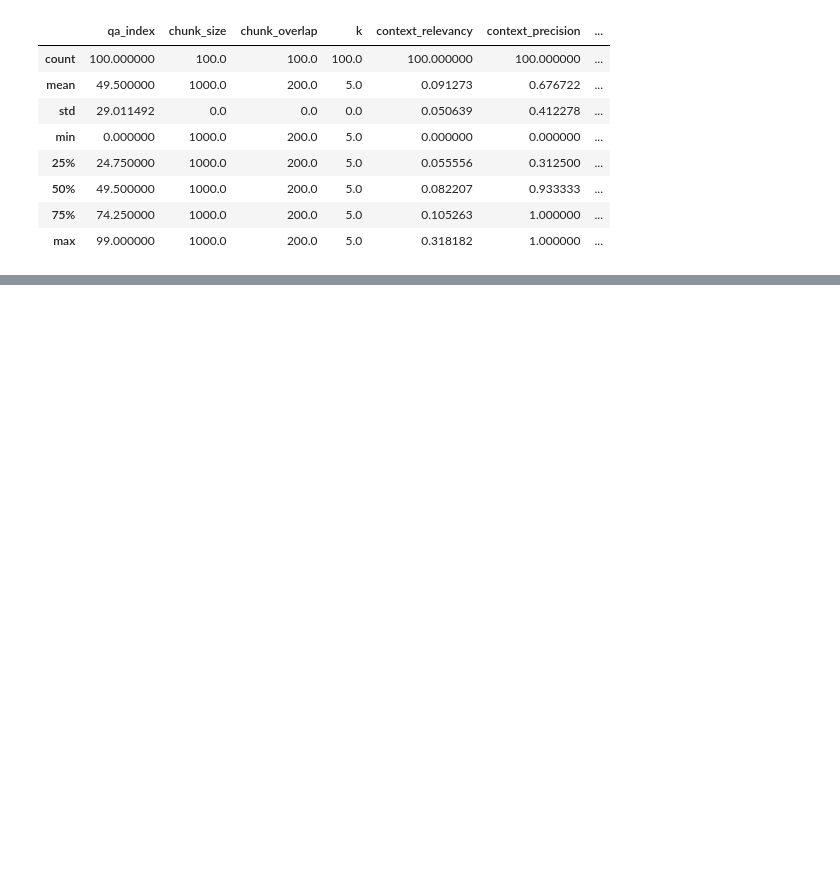
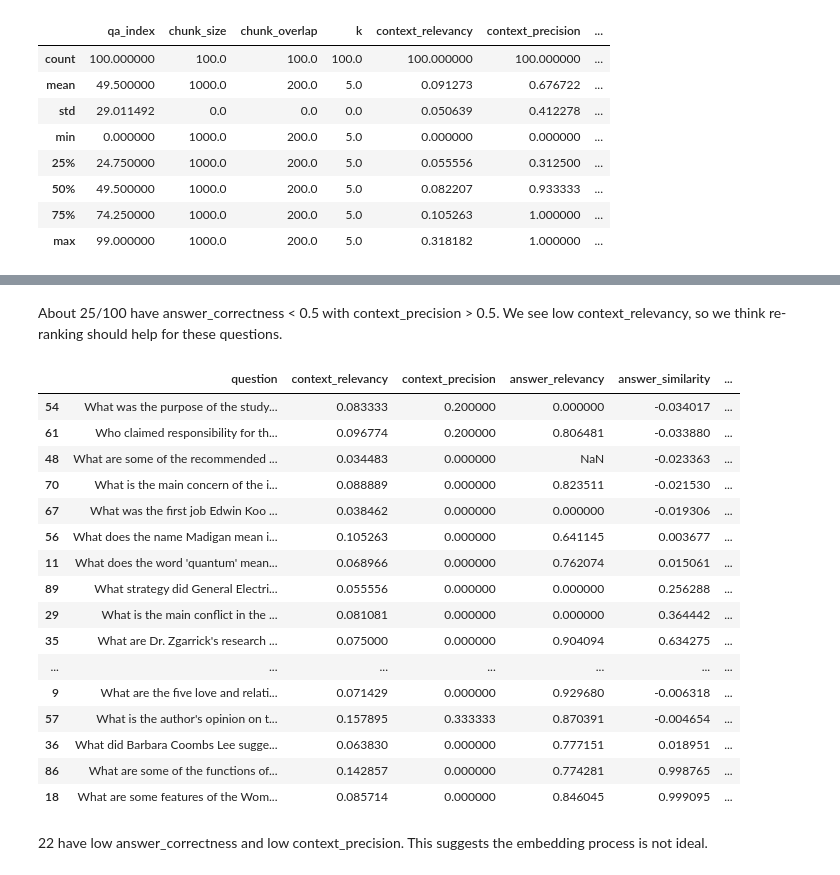
Before and after one commit to NU-MSAI-Practicum/advanced_rag_team_twain, a Jupyter notebook: eval_analysis.ipynb, the cells around one changed output, grey strips where cells are left out. Saved outputs shown, nothing was run; the diff lists cells and outputs as text; code cells hidden in the pictures; blank space fills up the shorter version.

```diff
--- a/eval_analysis.ipynb
+++ b/eval_analysis.ipynb
@@ -42,0 +188,24 @@ Name: count, dtype: int64
+# %% [markdown]
+About 25/100 have answer_correctness < 0.5 with context_precision > 0.5. We see low context_relevancy, so we think re-ranking should help for these questions.
+# %%
+data[(data['answer_correctness']<0.5) & (data['context_precision']<0.5)][['question','context_relevancy','context_precision','answer_relevancy','answer_similarity','answer_correctness']].sort_values(by='answer_correctness',ascending=True)
+# %% [output]
+|  | question | context_relevancy | context_precision | answer_relevancy | answer_similarity | ... |
+| 54 | What was the purpose of the study... | 0.083333 | 0.200000 | 0.000000 | -0.034017 | ... |
+| 61 | Who claimed responsibility for th... | 0.096774 | 0.200000 | 0.806481 | -0.033880 | ... |
+| 48 | What are some of the recommended ... | 0.034483 | 0.000000 | NaN | -0.023363 | ... |
+| 70 | What is the main concern of the i... | 0.088889 | 0.000000 | 0.823511 | -0.021530 | ... |
+| 67 | What was the first job Edwin Koo ... | 0.038462 | 0.000000 | 0.000000 | -0.019306 | ... |
+| 56 | What does the name Madigan mean i... | 0.105263 | 0.000000 | 0.641145 | 0.003677 | ... |
+| 11 | What does the word 'quantum' mean... | 0.068966 | 0.000000 | 0.762074 | 0.015061 | ... |
+| 89 | What strategy did General Electri... | 0.055556 | 0.000000 | 0.000000 | 0.256288 | ... |
+| 29 | What is the main conflict in the ... | 0.081081 | 0.000000 | 0.000000 | 0.364442 | ... |
+| 35 | What are Dr. Zgarrick's research ... | 0.075000 | 0.000000 | 0.904094 | 0.634275 | ... |
+| ... | ... | ... | ... | ... | ... | ... |
+| 9 | What are the five love and relati... | 0.071429 | 0.000000 | 0.929680 | -0.006318 | ... |
+| 57 | What is the author's opinion on t... | 0.157895 | 0.333333 | 0.870391 | -0.004654 | ... |
+| 36 | What did Barbara Coombs Lee sugge... | 0.063830 | 0.000000 | 0.777151 | 0.018951 | ... |
+| 86 | What are some of the functions of... | 0.142857 | 0.000000 | 0.774281 | 0.998765 | ... |
+| 18 | What are some features of the Wom... | 0.085714 | 0.000000 | 0.846045 | 0.999095 | ... |
+# %% [markdown]
+22 have low answer_correctness and low context_precision. This suggests the embedding process is not ideal.
```
Also changed, not shown: parts of 19 cells of this notebook, 1 other file.
